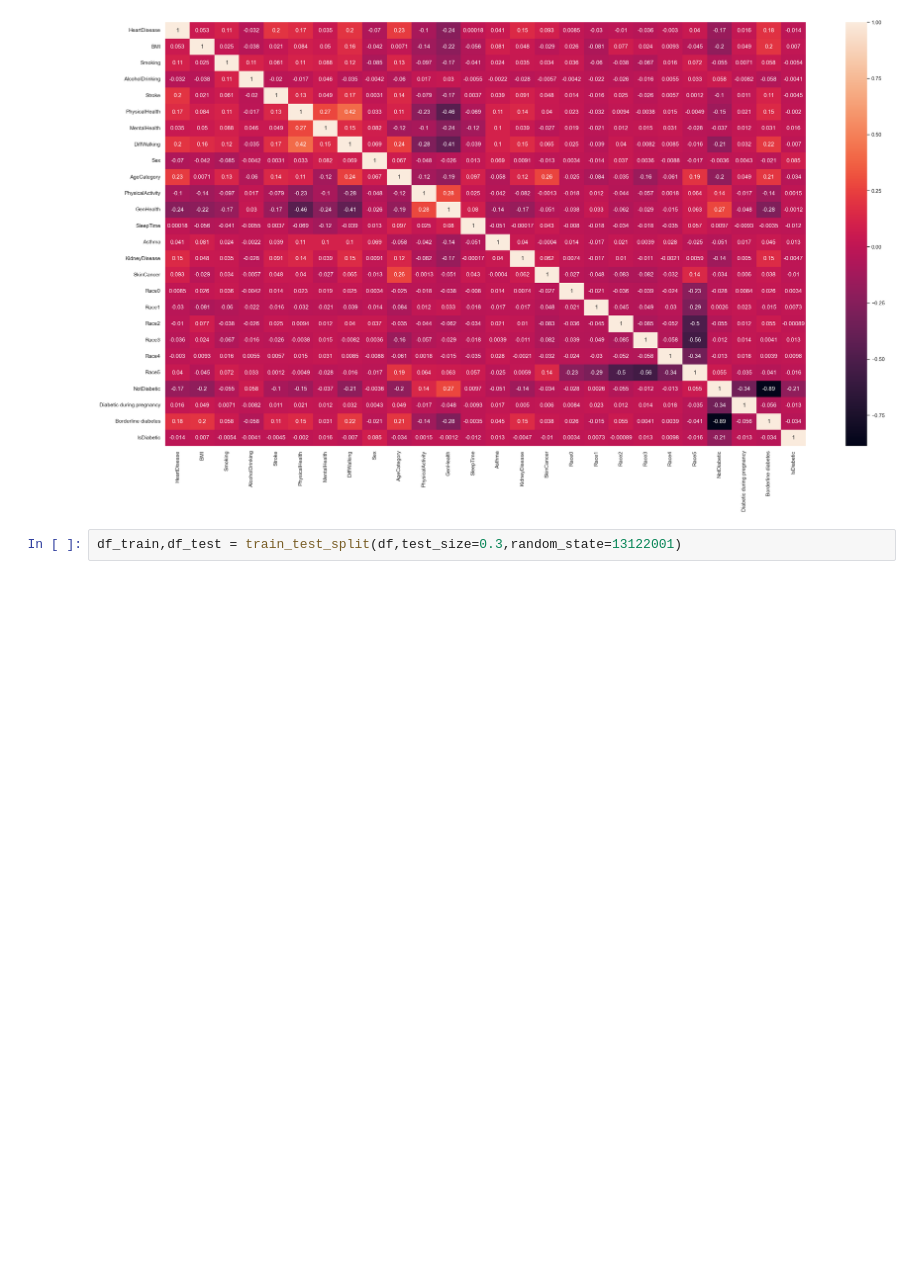
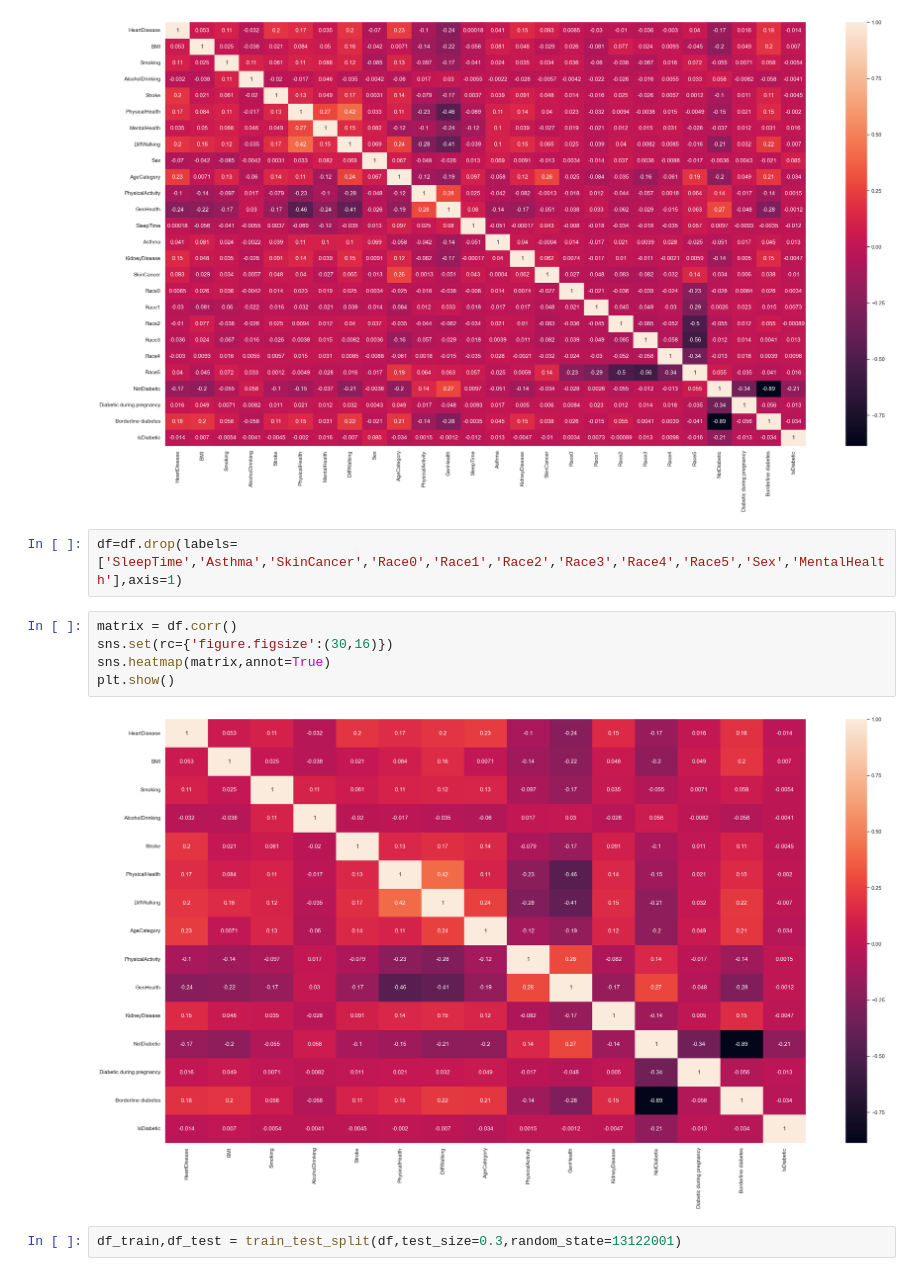
Before and after one commit to GoncaloPereiraFigueiredoFerreira/Data-and-Autonomous-Learning-Project, a Jupyter notebook: HeartAttackDS/DataPreparation.ipynb, the cells around one changed output. Drawn from its saved outputs; the diff is of its cells as text; blank space fills up the shorter version.

Commit message:
Poor correlation drop

```diff
--- a/HeartAttackDS/DataPreparation.ipynb
+++ b/HeartAttackDS/DataPreparation.ipynb
@@ -102,6 +102,15 @@ sns.heatmap(matrix,annot=True)
 plt.show()
 # %% [output]
 [figure]
+# %%
+df=df.drop(labels=['SleepTime','Asthma','SkinCancer','Race0','Race1','Race2','Race3','Race4','Race5','Sex','MentalHealth'],axis=1)
+# %%
+matrix = df.corr()
+sns.set(rc={'figure.figsize':(30,16)})
+sns.heatmap(matrix,annot=True)
+plt.show()
+# %% [output]
+[figure, added]
 # %%
 df_train,df_test = train_test_split(df,test_size=0.3,random_state=13122001)
 # %% [markdown]
```
Also changed, not shown: parts of 3 cells of this notebook, 11 other files.
